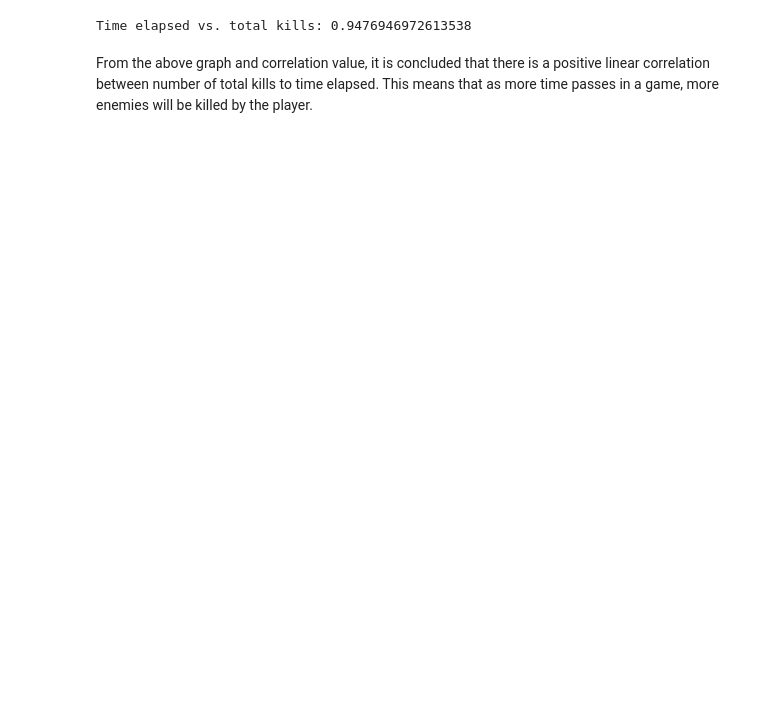
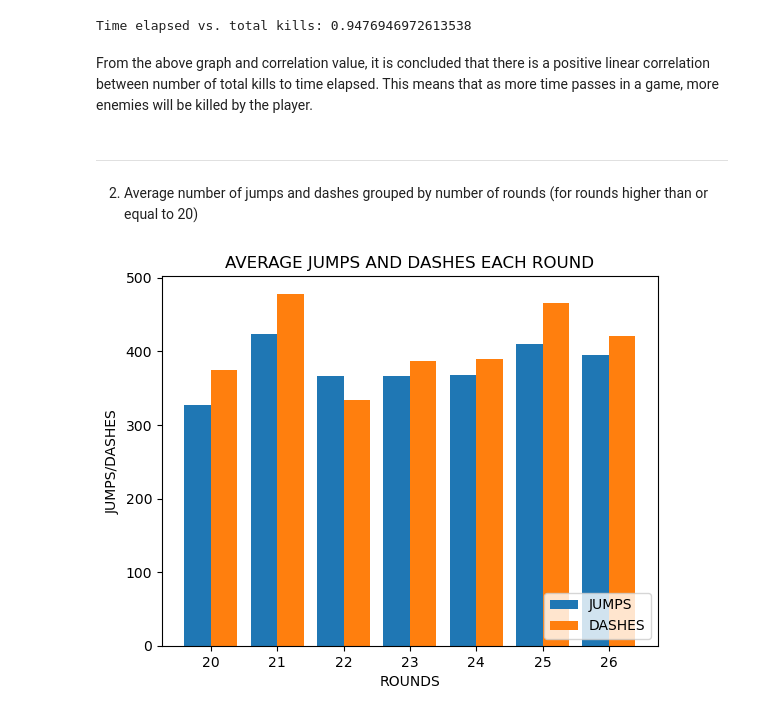
Before and after one commit to raiyanshadow/ics4u-game, a Jupyter notebook: stats.ipynb, the cells around one changed output. Saved outputs shown, nothing was run; the diff lists cells and outputs as text; code cells hidden in the pictures; blank space fills up the shorter version.

```diff
--- a/stats.ipynb
+++ b/stats.ipynb
@@ -40,3 +42,22 @@ print(f'Time elapsed vs. total kills: {db.corrwith(db['TIME_ELAPSED'])['TOTAL_KI
 Time elapsed vs. total kills: 0.9476946972613538
 # %% [markdown]
 From the above graph and correlation value, it is concluded that there is a positive linear correlation between number of total kills to time elapsed. This means that as more time passes in a game, more enemies will be killed by the player.
+# %% [markdown]
+-----------------
+2. Average number of jumps and dashes grouped by number of rounds (for rounds higher than  or equal to 20)
+# %%
+db20 = db[db['ROUNDS'] >= 20]
+avgjumps = db20.groupby(['ROUNDS'])['JUMPS'].mean()
+avgdashes = db20.groupby(['ROUNDS'])['DASHES'].mean()
+cols = len(avgjumps)
+rnds = [str(i) for i in avgjumps.index.to_numpy()]
+plt.bar(avgjumps.index - 0.2, avgjumps, width=0.4, label = 'JUMPS')
+plt.bar(avgdashes.index + 0.2, avgdashes, width=0.4, label = 'DASHES')
+plt.xticks(avgjumps.index, rnds)
+plt.legend(loc='lower right')
+plt.xlabel('ROUNDS')
+plt.ylabel('JUMPS/DASHES')
+plt.title('AVERAGE JUMPS AND DASHES EACH ROUND')
+plt.show()
+# %% [output]
+[figure, added]
```
Also changed, not shown: parts of 7 cells of this notebook, 1 other file.
